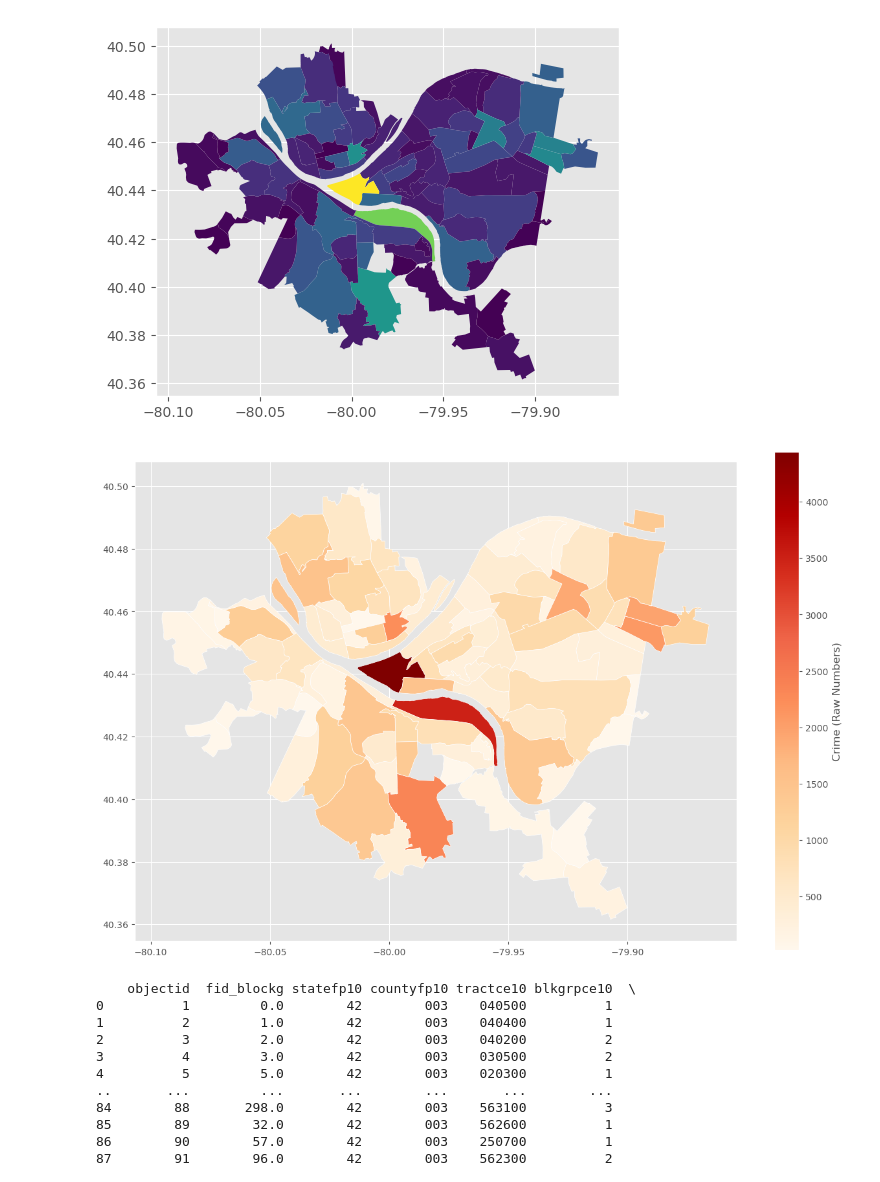
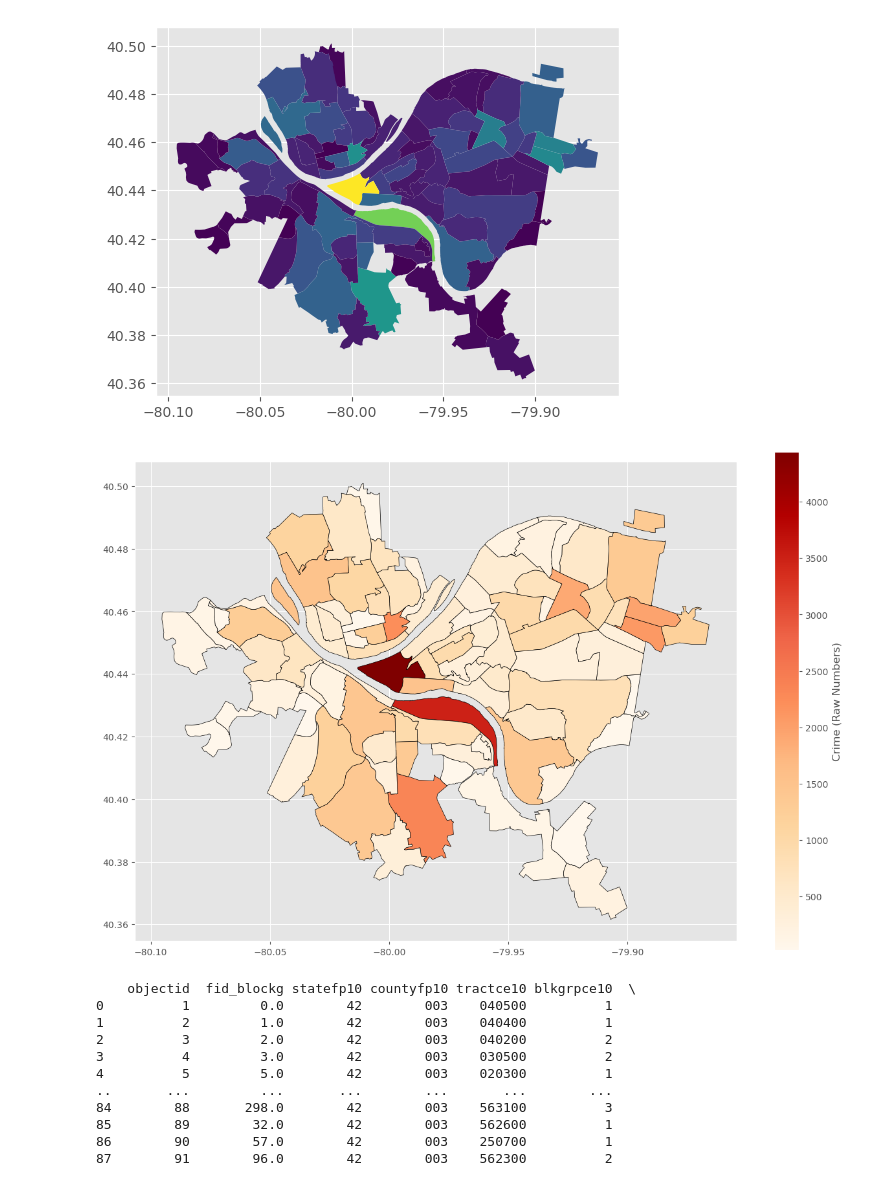
Before and after one commit to TheRealJReinstein/bidshappyfinal, a Jupyter notebook: Crime (1).ipynb, the cells around one changed output. Drawn from its saved outputs; the diff is of its cells as text; code cells hidden in the pictures.

```diff
--- a/Crime (1).ipynb
+++ b/Crime (1).ipynb
@@ -71,15 +71,15 @@ plt.show()
 # %%
 merged.plot(column='count', # set the data to be used for coloring
                cmap='OrRd',              # choose a color palette
-               edgecolor="white",        # outline the districts in white
+               edgecolor="black",        # outline the districts in white
                legend=True,              # show the legend
                legend_kwds={'label': "Crime (Raw Numbers)"}, # label the legend
                figsize=(15, 10),         # set the size
                missing_kwds={"color": "lightgrey"} # set disctricts with no data to gray
                )
 plt.show()
 # %% [output]
-[figure, old version]
+[figure, new version]
 # %%
 population = pd.read_csv("total-population.csv")[["Neighborhood", "Estimate; Total"]]
 merged_2 = merged.merge(population, left_on="hood", right_on="Neighborhood")
```
Also changed, not shown: parts of 2 cells of this notebook.
